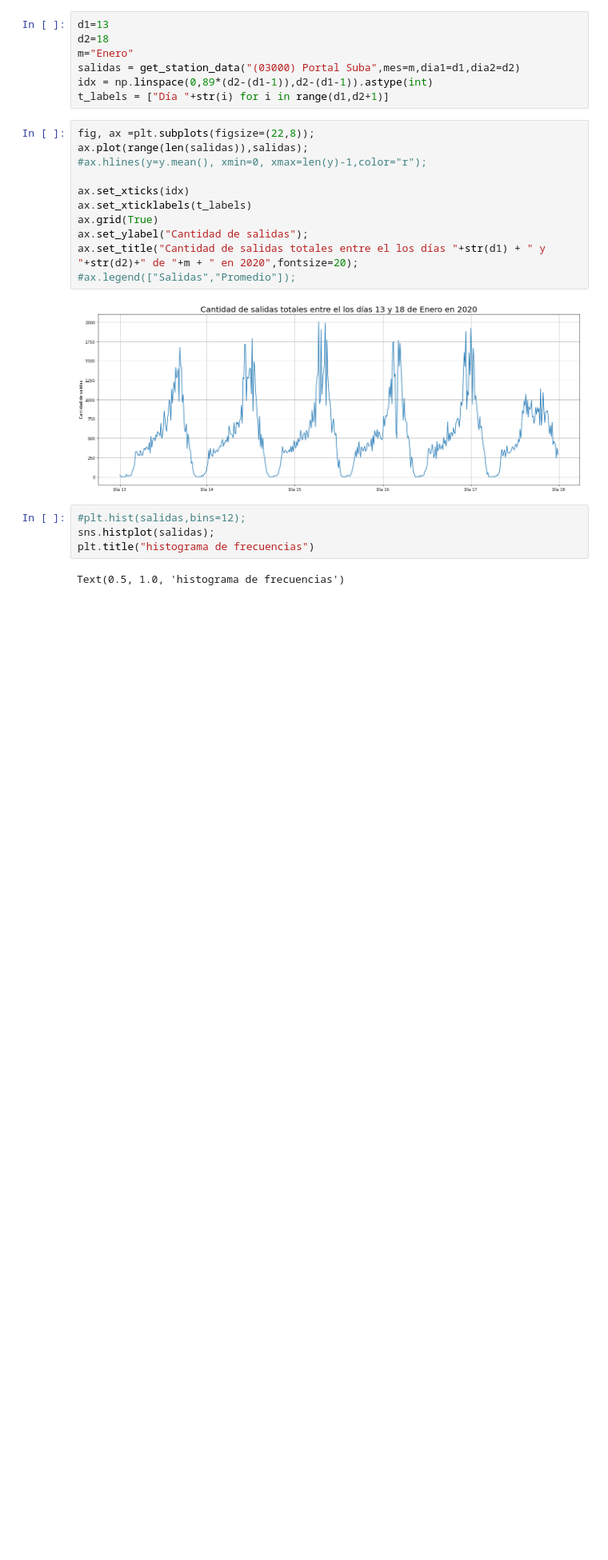
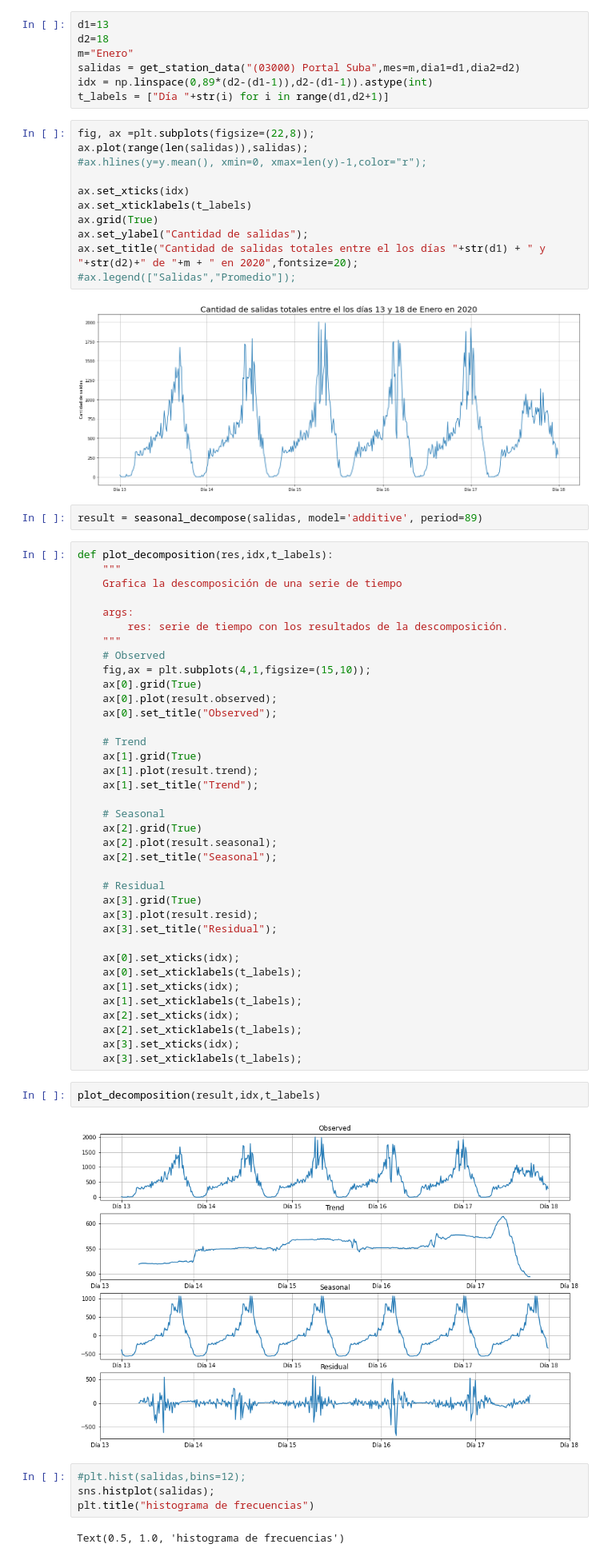
Before and after one commit to juanksRuiz/Transmilenio_DATA, a Jupyter notebook: Analisis de salidas estacion TM enero a abril 2020.ipynb, the cells around one changed output. Shown at 80% size. Drawn from its saved outputs; the diff is of its cells as text; blank space fills up the shorter version.

```diff
--- a/Analisis de salidas estacion TM enero a abril 2020.ipynb
+++ b/Analisis de salidas estacion TM enero a abril 2020.ipynb
@@ -427,6 +428,49 @@ ax.set_title("Cantidad de salidas totales entre el los días "+str(d1) + " y "+s
 #ax.legend(["Salidas","Promedio"]);
 # %% [output]
 [figure]
+# %%
+result = seasonal_decompose(salidas, model='additive', period=89)
+# %%
+def plot_decomposition(res,idx,t_labels):
+    """
+    Grafica la descomposición de una serie de tiempo
+
+    args:
+        res: serie de tiempo con los resultados de la descomposición.
+    """
+    # Observed
+    fig,ax = plt.subplots(4,1,figsize=(15,10));
+    ax[0].grid(True)
+    ax[0].plot(result.observed);
+    ax[0].set_title("Observed");
+
+    # Trend
+    ax[1].grid(True)
+    ax[1].plot(result.trend);
+    ax[1].set_title("Trend");
+
+    # Seasonal
+    ax[2].grid(True)
+    ax[2].plot(result.seasonal);
+    ax[2].set_title("Seasonal");
+
+    # Residual
+    ax[3].grid(True)
+    ax[3].plot(result.resid);
+    ax[3].set_title("Residual");
+
+    ax[0].set_xticks(idx);
+    ax[0].set_xticklabels(t_labels);
+    ax[1].set_xticks(idx);
+    ax[1].set_xticklabels(t_labels);
+    ax[2].set_xticks(idx);
+    ax[2].set_xticklabels(t_labels);
+    ax[3].set_xticks(idx);
+    ax[3].set_xticklabels(t_labels);
+# %%
+plot_decomposition(result,idx,t_labels)
+# %% [output]
+[figure, added]
 # %%
 #plt.hist(salidas,bins=12);
 sns.histplot(salidas);
```
Also changed, not shown: parts of 14 cells of this notebook.
